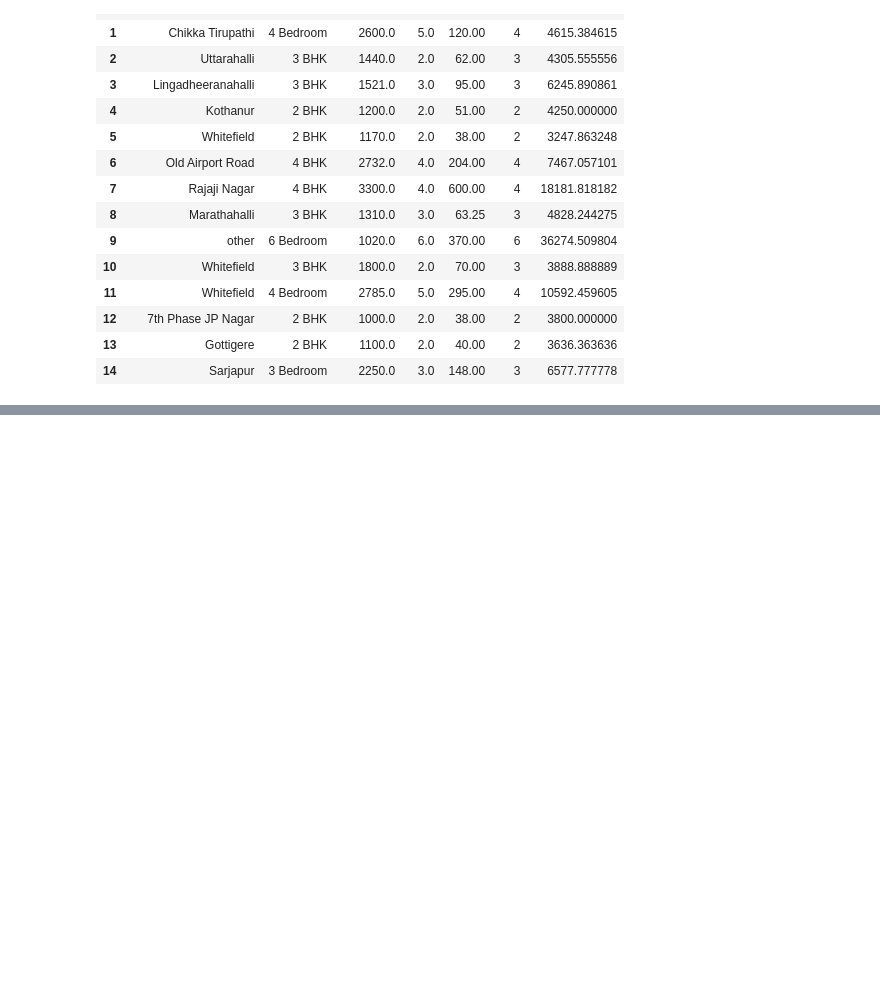
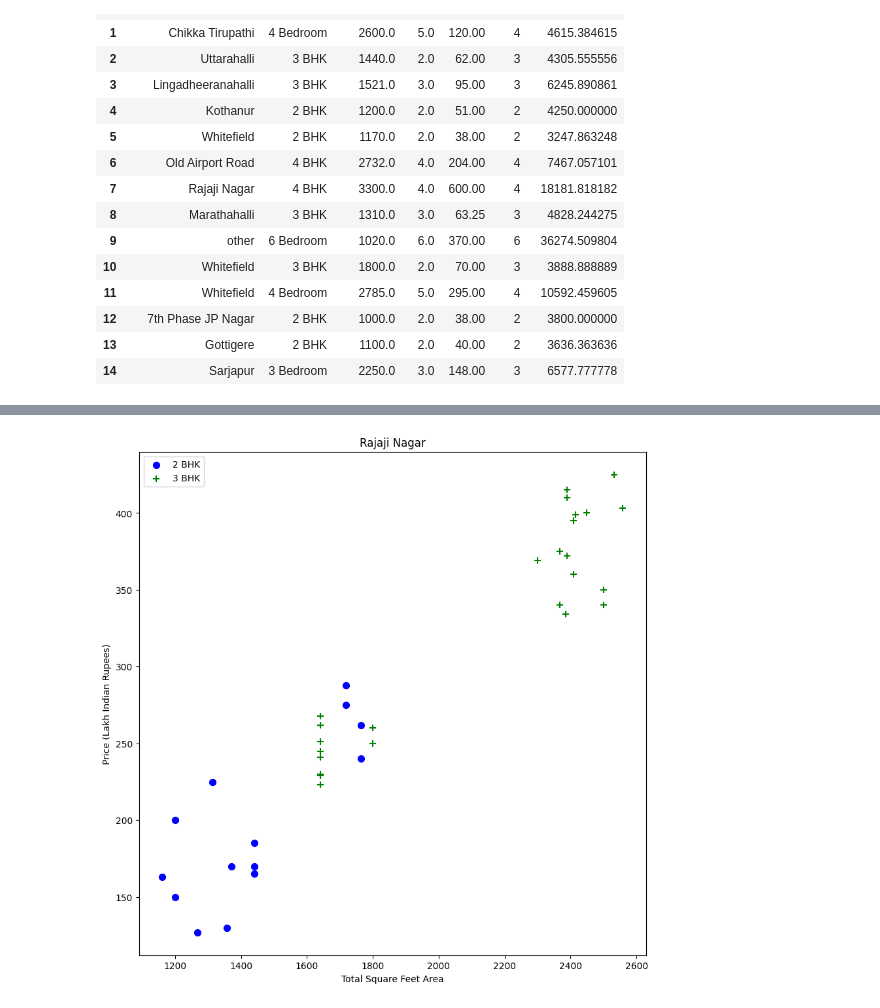
Before and after one commit to Jay-talera/Banglore-Real-Estate-Price-Prediction, a Jupyter notebook: House_price.ipynb, the cells around one changed output, grey strips where cells are left out. Cells and saved outputs as stored; diff of their text form; code cells hidden in the pictures; blank space fills up the shorter version.

```diff
--- a/House_price.ipynb
+++ b/House_price.ipynb
@@ -270,0 +363,4 @@ df5.head(15)
+# %%
+plot_scatter_chart(df8,"Rajaji Nagar")
+# %% [output]
+[figure, added]
```
Also changed, not shown: parts of 18 cells of this notebook.
